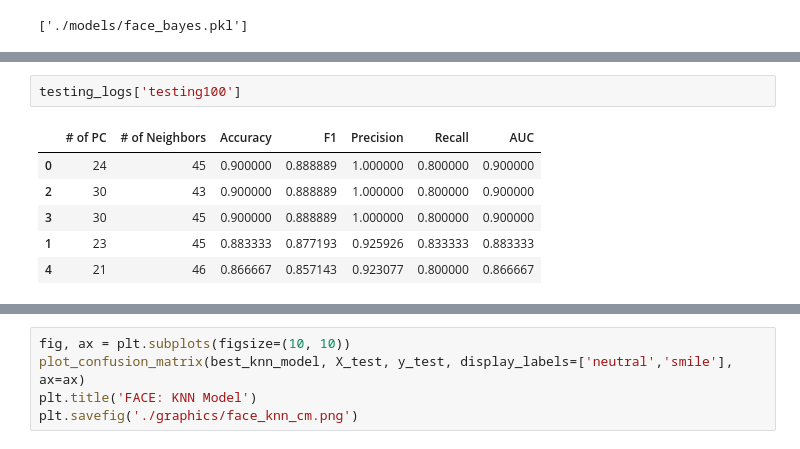
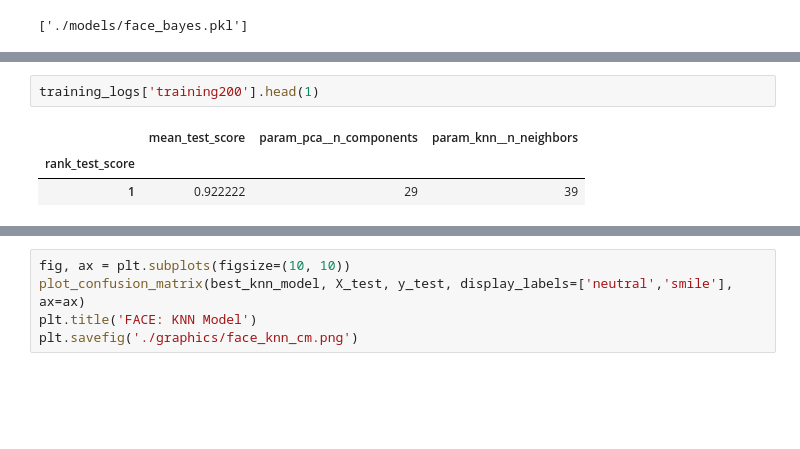
Before and after one commit to Dkashkett/Image_classification_, a Jupyter notebook: Task1.ipynb, the cells around one changed output, grey strips where cells are left out. Drawn from its saved outputs; the diff is of its cells as text; blank space fills up the shorter version.

```diff
--- a/Task1.ipynb
+++ b/Task1.ipynb
@@ -363,9 +403,6 @@ testing_logs['testing200'
-# %%
-testing_logs['testing100']
-# %% [output]
-|  | # of PC | # of Neighbors | Accuracy | F1 | Precision | Recall | AUC |
-| 0 | 24 | 45 | 0.900000 | 0.888889 | 1.000000 | 0.800000 | 0.900000 |
-| 2 | 30 | 43 | 0.900000 | 0.888889 | 1.000000 | 0.800000 | 0.900000 |
-| 3 | 30 | 45 | 0.900000 | 0.888889 | 1.000000 | 0.800000 | 0.900000 |
-| 1 | 23 | 45 | 0.883333 | 0.877193 | 0.925926 | 0.833333 | 0.883333 |
-| 4 | 21 | 46 | 0.866667 | 0.857143 | 0.923077 | 0.800000 | 0.866667 |
+# %%
+training_logs['training200'].head(1)
+# %% [output]
+|  | mean_test_score | param_pca__n_components | param_knn__n_neighbors |
+| rank_test_score |  |  |  |
+| 1 | 0.922222 | 29 | 39 |
```
Also changed, not shown: parts of 11 cells of this notebook, 2 other files.
